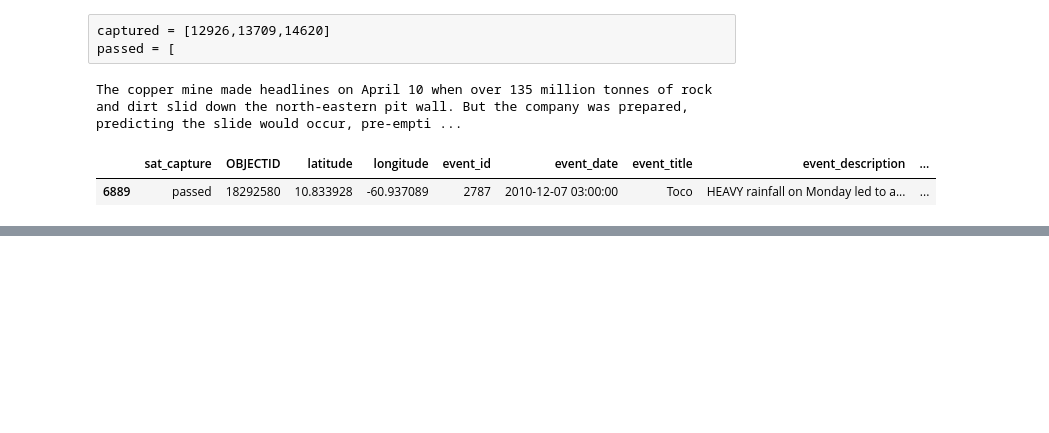
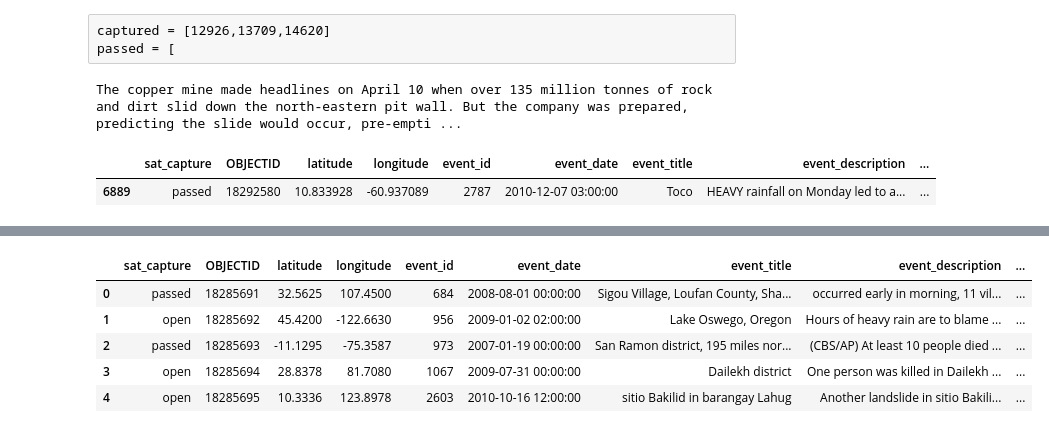
Before and after one commit to eltsvetk/DS6050_Project, a Jupyter notebook: Landslide_SatImage_Tracker.ipynb, the cells around one changed output, grey strips where cells are left out. Saved outputs shown, nothing was run; the diff lists cells and outputs as text; code cells hidden in the pictures; blank space fills up the shorter version.

Commit message:
added code to get elevation data

```diff
--- a/Landslide_SatImage_Tracker.ipynb
+++ b/Landslide_SatImage_Tracker.ipynb
@@ -162,0 +175,29 @@ nasa_satimage_log.iloc[:,0:16].query("event_title == 'Heavy Rains Set Off Deadly
+# %%
+# USGS Elevation Point Query Service
+#url = r'https://nationalmap.gov/epqs/pqs.php?'
+#new 2023:
+url = r'https://epqs.nationalmap.gov/v1/json?'
+# %%
+def elevation_function(df, lat_column, lon_column):
+    """Query service using lat, lon. add the elevation values as a new column."""
+    elevations = []
+    for lat, lon in zip(df[lat_column], df[lon_column]):
+
+        # define rest query params
+        params = {
+            'output': 'json',
+            'x': lon,
+            'y': lat,
+            'units': 'Meters'
+        }
+
+        # format query string and return query value
+        result = requests.get((url + urllib.parse.urlencode(params)))
+        if result.ok:
+        #elevations.append(result.json()['USGS_Elevation_Point_Query_Service']['Elevation_Query']['Elevation'])
+        #new 2023:
+            elevations.append(result.json()['value'])
+        else:
+            elevations.append("NA")
+
+    df['elev_meters'] = elevations
@@ -162,0 +214,10 @@ nasa_satimage_log.iloc[:,0:16].query("event_title == 'Heavy Rains Set Off Deadly
+# %%
+elevation_function(nasa_satimage_log, 'latitude', 'longitude')
+nasa_satimage_log.head()
+# %% [output]
+|  | sat_capture | OBJECTID | latitude | longitude | event_id | event_date | event_title | event_description | ... |
+| 0 | passed | 18285691 | 32.5625 | 107.4500 | 684 | 2008-08-01 00:00:00 | Sigou Village, Loufan County, Sha... | occurred early in morning, 11 vil... | ... |
+| 1 | open | 18285692 | 45.4200 | -122.6630 | 956 | 2009-01-02 02:00:00 | Lake Oswego, Oregon | Hours of heavy rain are to blame ... | ... |
+| 2 | passed | 18285693 | -11.1295 | -75.3587 | 973 | 2007-01-19 00:00:00 | San Ramon district, 195 miles nor... | (CBS/AP) At least 10 people died ... | ... |
+| 3 | open | 18285694 | 28.8378 | 81.7080 | 1067 | 2009-07-31 00:00:00 | Dailekh district | One person was killed in Dailekh ... | ... |
+| 4 | open | 18285695 | 10.3336 | 123.8978 | 2603 | 2010-10-16 12:00:00 | sitio Bakilid in barangay Lahug | Another landslide in sitio Bakili... | ... |
```
Also changed, not shown: parts of 6 cells of this notebook.
